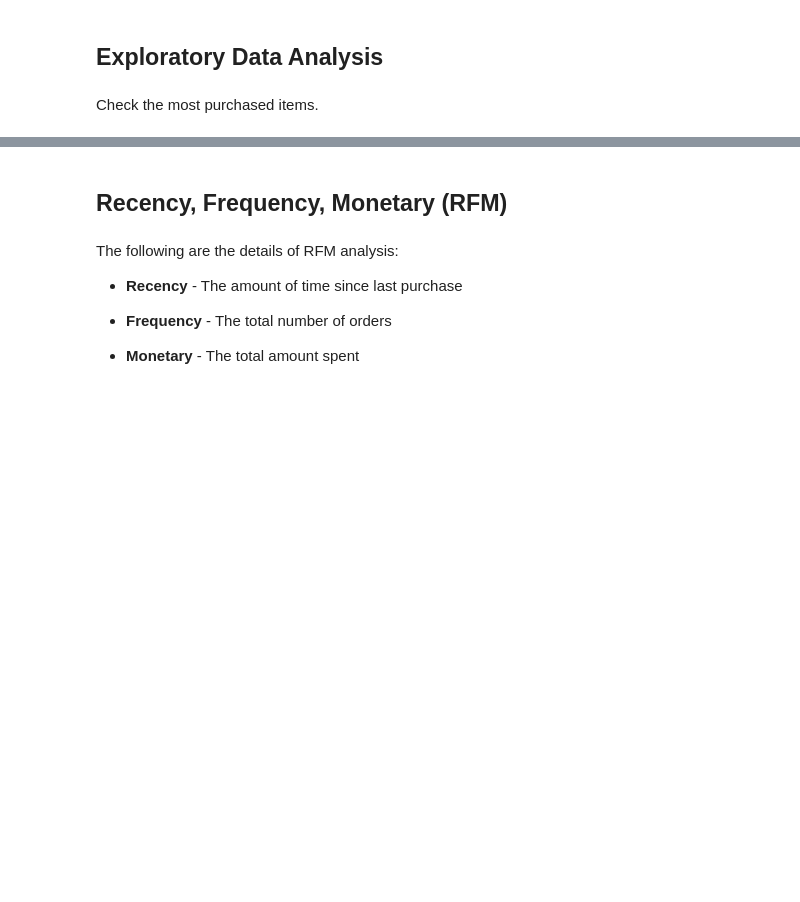
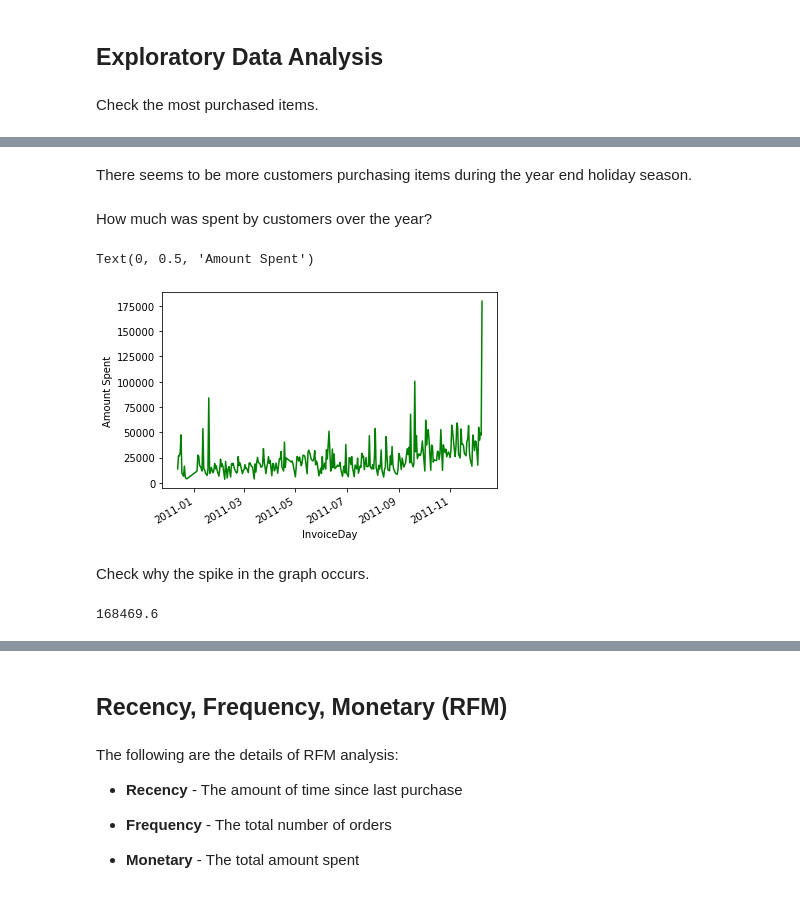
Before and after one commit to nchin212/Customer_Segmentation, a Jupyter notebook: cust_seg.ipynb, the cells around one changed output, grey strips where cells are left out. Cells and saved outputs as stored; diff of their text form; code cells hidden in the pictures; blank space fills up the shorter version.

```diff
--- a/cust_seg.ipynb
+++ b/cust_seg.ipynb
@@ -145,0 +139,16 @@ cus_f['TotalSum'] = cus_f.Quantity * cus_f.UnitPrice
+# %% [markdown]
+There seems to be more customers purchasing items during the year end holiday season.
+# %% [markdown]
+How much was spent by customers over the year?
+# %%
+ax = cus_f.groupby('InvoiceDay')['TotalSum'].sum().plot(kind='line', color='green')
+ax.set_ylabel('Amount Spent')
+# %% [output]
+Text(0, 0.5, 'Amount Spent')
+[figure, added]
+# %% [markdown]
+Check why the spike in the graph occurs.
+# %%
+cus_f['TotalSum'].max()
+# %% [output]
+168469.6
```
Also changed, not shown: parts of 20 cells of this notebook, 5 other files.
